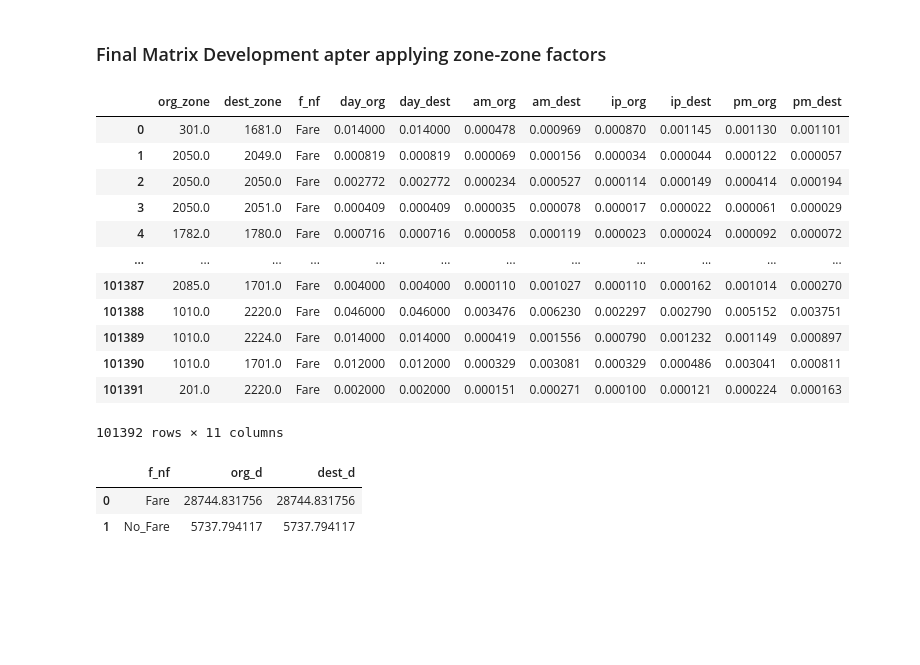
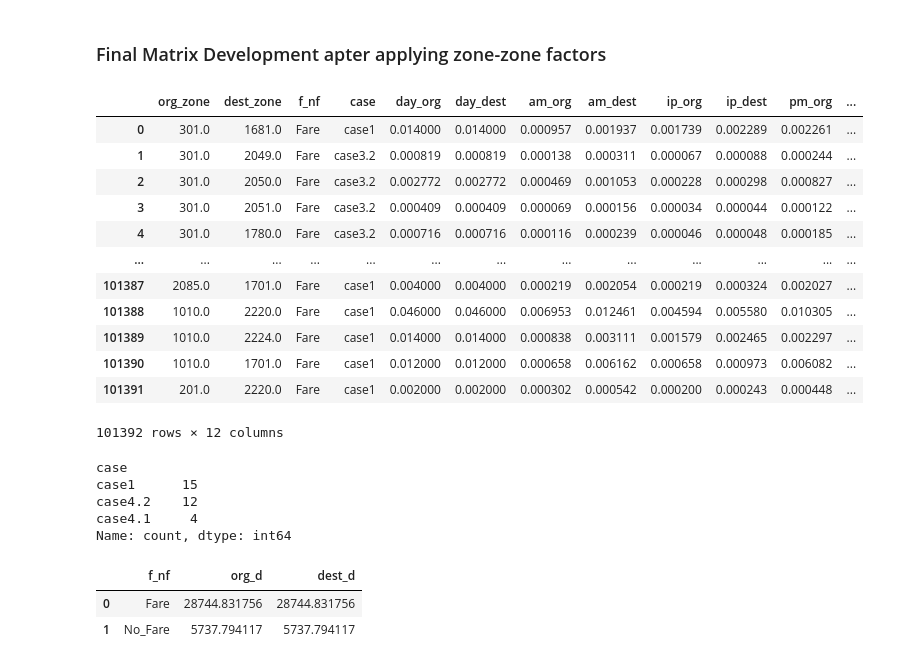
Before and after one commit to mAzrnnr/arup_csmt, a Jupyter notebook: rail_matrices_v2.ipynb, the cells around one changed output. Cells and saved outputs as stored; diff of their text form; code cells hidden in the pictures; blank space fills up the shorter version.

Commit message:
tld_and_rail_fix

```diff
--- a/rail_matrices_v2.ipynb
+++ b/rail_matrices_v2.ipynb
@@ -83,8 +84,8 @@ for peak in peak_periods:
     factors[peak]['offs'] = factors[peak]['offs']
     factors[peak]['ons'] = factors[peak]['ons']
     factors[peak] = pd.merge(factors[peak], total_by_stn, on='station', how='left')
-    factors[peak]['org_factor'] = factors[peak]['offs']/factors[peak]['total_offs'].round(3)
-    factors[peak]['dest_factor'] = factors[peak]['ons']/factors[peak]['total_ons'].round(3)
+    factors[peak]['org_factor'] = factors[peak]['ons']/factors[peak]['total_ons'].round(3)
+    factors[peak]['dest_factor'] = factors[peak]['offs']/factors[peak]['total_offs'].round(3)
 
 factors['pm']
 # %% [output]
@@ -738,0 +796,4 @@ int_zone_split_adj
+# %%
+wk_trips_v2 = pd.read_csv(f'Weekday Fare Peak-hour trips_27062024_v2.csv')
+wk_trips_v2.rename(columns= {'org_d':'day_org','dest_d':'day_dest'},inplace=True)
+wk_trips_v2.head()
@@ -741,7 +809,7 @@ int_zone_split_adj
 # %%
 peaks = ['day','am','ip','pm']
 mtx = []
-for index, row in wk_trips.iterrows():
+for index, row in tqdm(wk_trips_v2.iterrows(), total = len(wk_trips_v2)):
 
     ### Case 1 - Both are external zones
     if (row['station1'] not in fma_stations_dist['station'].values) and (row['station2'] not in fma_stations_dist['station'].values):
@@ -749,6 +817,7 @@ for index, row in wk_trips.iterrows():
         zone_od['org_zone'] = stn_zones.loc[stn_zones['station']==row['station1']]['zoneno'].values[0]
         zone_od['dest_zone'] = stn_zones.loc[stn_zones['station']==row['station2']]['zoneno'].values[0]
         zone_od['f_nf'] = row['fare_nofare']
+        zone_od['case'] = 'case1'
         for peak in peaks:
             for o_d in ['org','dest']:
                 zone_od[f'{peak}_{o_d}'] = row[f'{peak}_{o_d}']
@@ -765,6 +834,7 @@ for index, row in wk_trips.iterrows():
                 zone_od['org_zone'] = rowx['zoneno']
                 zone_od['dest_zone'] = stn_zones.loc[stn_zones['station']==row['station2']]['zoneno'].values[0]
                 zone_od['f_nf'] = row['fare_nofare']
+                zone_od['case'] = 'case2.1'
                 for peak in peaks:
                     zone_od[f'{peak}_org'] = row[f'{peak}_org']*rowx['act_perc']
                     zone_od[f'{peak}_dest'] = row[f'{peak}_dest']*rowx['act_perc']
@@ -773,12 +843,13 @@ for index, row in wk_trips.iterrows():
 
         ## Subcase 2.2 - Org is other FMA zone except Coventry
         elif row['station1'] != 'Coventry':
-            interim_2 = int_zone_split_adj[int_zone_split_adj['station']==row['station1']].copy()
-            for _, rowx in interim_2.iterrows():
+            interim_1 = int_zone_split_adj[int_zone_split_adj['station']==row['station1']].copy()
+            for _, rowx in interim_1.iterrows():
                 zone_od = {}
                 zone_od['org_zone'] = rowx['zoneno']
                 zone_od['dest_zone'] = stn_zones.loc[stn_zones['station']==row['station2']]['zoneno'].values[0]
                 zone_od['f_nf'] = row['fare_nofare']
+                zone_od['case'] = 'case2.2'
                 for peak in peaks:
                     zone_od[f'{peak}_org'] = row[f'{peak}_org']*rowx['adj_split']
                     zone_od[f'{peak}_dest'] = row[f'{peak}_dest']*rowx['adj_split']
@@ -793,22 +864,24 @@ for index, row in wk_trips.iterrows():
         if row['station2'] == 'Coventry':
             for _, rowx in cov_od_dist.iterrows():
                 zone_od = {}
-                zone_od['org_zone'] = stn_zones.loc[stn_zones['station']==row['station2']]['zoneno'].values[0]
+                zone_od['org_zone'] = stn_zones.loc[stn_zones['station']==row['station1']]['zoneno'].values[0]  ### change to station 1
                 zone_od['dest_zone'] = rowx['zoneno']
                 zone_od['f_nf'] = row['fare_nofare']
+                zone_od['case'] = 'case3.1'
                 for peak in peaks:
                     zone_od[f'{peak}_org'] = row[f'{peak}_org']*rowx['act_perc']
                     zone_od[f'{peak}_dest'] = row[f'{peak}_dest']*rowx['act_perc']
                 mtx.append(zone_od)
 
-        ## Subcase 2.2 - Dest is other FMA zone except Coventry
+        ## Subcase 3.2 - Dest is other FMA zone except Coventry
         elif row['station2'] != 'Coventry':
             interim_2 = int_zone_split_adj[int_zone_split_adj['station']==row['station2']].copy()
             for _, rowx in interim_2.iterrows():
                 zone_od = {}
-                zone_od['org_zone'] = stn_zones.loc[stn_zones['station']==row['station2']]['zoneno'].values[0]
+                zone_od['org_zone'] = stn_zones.loc[stn_zones['station']==row['station1']]['zoneno'].values[0] ### change to station 1
                 zone_od['dest_zone'] = rowx['zoneno']
                 zone_od['f_nf'] = row['fare_nofare']
+                zone_od['case'] = 'case3.2'
                 for peak in peaks:
                     zone_od[f'{peak}_org'] = row[f'{peak}_org']*rowx['adj_split']
                     zone_od[f'{peak}_dest'] = row[f'{peak}_dest']*rowx['adj_split']
@@ -821,12 +894,13 @@ for index, row in wk_trips.iterrows():
         ### Subcase 4.1 - Org is coventry and Dest is other FMA zone except Coventry
         if (row['station1'] == 'Coventry') and (row['station2'] != 'Coventry'):
             for _, rowx in cov_od_dist.iterrows():
-                interim_2 = int_zone_split_adj[int_zone_split_adj['station']==row['station2']].copy()
-                for _, rowy in interim_2.iterrows():
+                interim_3 = int_zone_split_adj[int_zone_split_adj['station']==row['station2']].copy()
+                for _, rowy in interim_3.iterrows():
                     zone_od = {}
                     zone_od['org_zone'] = rowx['zoneno']
                     zone_od['dest_zone'] = rowy['zoneno']
                     zone_od['f_nf'] = row['fare_nofare']
+                    zone_od['case'] = 'case4.1'
                     for peak in peaks:
                         zone_od[f'{peak}_org'] = row[f'{peak}_org']*rowx['act_perc']*rowy['adj_split']
                         zone_od[f'{peak}_dest'] = row[f'{peak}_dest']*rowx['act_perc']*rowy['adj_split']
@@ -838,46 +912,56 @@ for index, row in wk_trips.iterrows():
             for _, rowx in interim_2.iterrows():
                 for _, rowy in cov_od_dist.iterrows():
                     zone_od = {}
                     zone_od['org_zone'] = rowx['zoneno']
                     zone_od['dest_zone'] = rowy['zoneno']
                     zone_od['f_nf'] = row['fare_nofare']
+                    zone_od['case'] = 'case4.2'
                     for peak in peaks:
                         zone_od[f'{peak}_org'] = row[f'{peak}_org']*rowx['adj_split']*rowy['act_perc']
                         zone_od[f'{peak}_dest'] = row[f'{peak}_dest']*rowx['adj_split']*rowy['act_perc']
                     mtx.append(zone_od)
 
         ### Subcase 4.3 - Org is other FMA zone except Coventry and Dest is is other FMA zone except Coventry
         elif (row['station1'] != 'Coventry') and (row['station2'] != 'Coventry'):
             interim_2 = int_zone_split_adj[int_zone_split_adj['station']==row['station1']].copy()
             for _, rowx in interim_2.iterrows():
                 interim_3 = int_zone_split_adj[int_zone_split_adj['station']==row['station2']].copy()
                 for _, rowy in interim_3.iterrows():
                     zone_od = {}
                     zone_od['org_zone'] = rowx['zoneno']
                     zone_od['dest_zone'] = rowy['zoneno']
                     zone_od['f_nf'] = row['fare_nofare']
+                    zone_od['case'] = 'case4.3'
                     for peak in peaks:
                         zone_od[f'{peak}_org'] = row[f'{peak}_org']*rowx['adj_split']*rowy['zonal_split']
                         zone_od[f'{peak}_dest'] = row[f'{peak}_dest']*rowx['adj_split']*rowy['zonal_split']
 
                     mtx.append(zone_od)
 
 mtx_rail = pd.DataFrame(mtx)
 mtx_rail
 # %% [output]
-|  | org_zone | dest_zone | f_nf | day_org | day_dest | am_org | am_dest | ip_org | ip_dest | pm_org | pm_dest |
-| 0 | 301.0 | 1681.0 | Fare | 0.014000 | 0.014000 | 0.000478 | 0.000969 | 0.000870 | 0.001145 | 0.001130 | 0.001101 |
-| 1 | 2050.0 | 2049.0 | Fare | 0.000819 | 0.000819 | 0.000069 | 0.000156 | 0.000034 | 0.000044 | 0.000122 | 0.000057 |
-| 2 | 2050.0 | 2050.0 | Fare | 0.002772 | 0.002772 | 0.000234 | 0.000527 | 0.000114 | 0.000149 | 0.000414 | 0.000194 |
-| 3 | 2050.0 | 2051.0 | Fare | 0.000409 | 0.000409 | 0.000035 | 0.000078 | 0.000017 | 0.000022 | 0.000061 | 0.000029 |
-| 4 | 1782.0 | 1780.0 | Fare | 0.000716 | 0.000716 | 0.000058 | 0.000119 | 0.000023 | 0.000024 | 0.000092 | 0.000072 |
-| ... | ... | ... | ... | ... | ... | ... | ... | ... | ... | ... | ... |
-| 101387 | 2085.0 | 1701.0 | Fare | 0.004000 | 0.004000 | 0.000110 | 0.001027 | 0.000110 | 0.000162 | 0.001014 | 0.000270 |
-| 101388 | 1010.0 | 2220.0 | Fare | 0.046000 | 0.046000 | 0.003476 | 0.006230 | 0.002297 | 0.002790 | 0.005152 | 0.003751 |
-| 101389 | 1010.0 | 2224.0 | Fare | 0.014000 | 0.014000 | 0.000419 | 0.001556 | 0.000790 | 0.001232 | 0.001149 | 0.000897 |
-| 101390 | 1010.0 | 1701.0 | Fare | 0.012000 | 0.012000 | 0.000329 | 0.003081 | 0.000329 | 0.000486 | 0.003041 | 0.000811 |
-| 101391 | 201.0 | 2220.0 | Fare | 0.002000 | 0.002000 | 0.000151 | 0.000271 | 0.000100 | 0.000121 | 0.000224 | 0.000163 |
+|  | org_zone | dest_zone | f_nf | case | day_org | day_dest | am_org | am_dest | ip_org | ip_dest | pm_org | ... |
+| 0 | 301.0 | 1681.0 | Fare | case1 | 0.014000 | 0.014000 | 0.000957 | 0.001937 | 0.001739 | 0.002289 | 0.002261 | ... |
+| 1 | 301.0 | 2049.0 | Fare | case3.2 | 0.000819 | 0.000819 | 0.000138 | 0.000311 | 0.000067 | 0.000088 | 0.000244 | ... |
+| 2 | 301.0 | 2050.0 | Fare | case3.2 | 0.002772 | 0.002772 | 0.000469 | 0.001053 | 0.000228 | 0.000298 | 0.000827 | ... |
+| 3 | 301.0 | 2051.0 | Fare | case3.2 | 0.000409 | 0.000409 | 0.000069 | 0.000156 | 0.000034 | 0.000044 | 0.000122 | ... |
+| 4 | 301.0 | 1780.0 | Fare | case3.2 | 0.000716 | 0.000716 | 0.000116 | 0.000239 | 0.000046 | 0.000048 | 0.000185 | ... |
+| ... | ... | ... | ... | ... | ... | ... | ... | ... | ... | ... | ... | ... |
+| 101387 | 2085.0 | 1701.0 | Fare | case1 | 0.004000 | 0.004000 | 0.000219 | 0.002054 | 0.000219 | 0.000324 | 0.002027 | ... |
+| 101388 | 1010.0 | 2220.0 | Fare | case1 | 0.046000 | 0.046000 | 0.006953 | 0.012461 | 0.004594 | 0.005580 | 0.010305 | ... |
+| 101389 | 1010.0 | 2224.0 | Fare | case1 | 0.014000 | 0.014000 | 0.000838 | 0.003111 | 0.001579 | 0.002465 | 0.002297 | ... |
+| 101390 | 1010.0 | 1701.0 | Fare | case1 | 0.012000 | 0.012000 | 0.000658 | 0.006162 | 0.000658 | 0.000973 | 0.006082 | ... |
+| 101391 | 201.0 | 2220.0 | Fare | case1 | 0.002000 | 0.002000 | 0.000302 | 0.000542 | 0.000200 | 0.000243 | 0.000448 | ... |
-101392 rows × 11 columns
+101392 rows × 12 columns
+# %%
+mtx_rail[(mtx_rail['org_zone']==mtx_rail['dest_zone'])]['case'].value_counts()
+# %% [output]
+case
+case1      15
+case4.2    12
+case4.1     4
+Name: count, dtype: int64
 # %%
 check_sum_final = mtx_rail.groupby('f_nf').agg(org_d = ('day_org','sum'), dest_d=('day_dest','sum')).reset_index()
 check_sum_final
```
Also changed, not shown: parts of 23 cells of this notebook, 5 other files.
